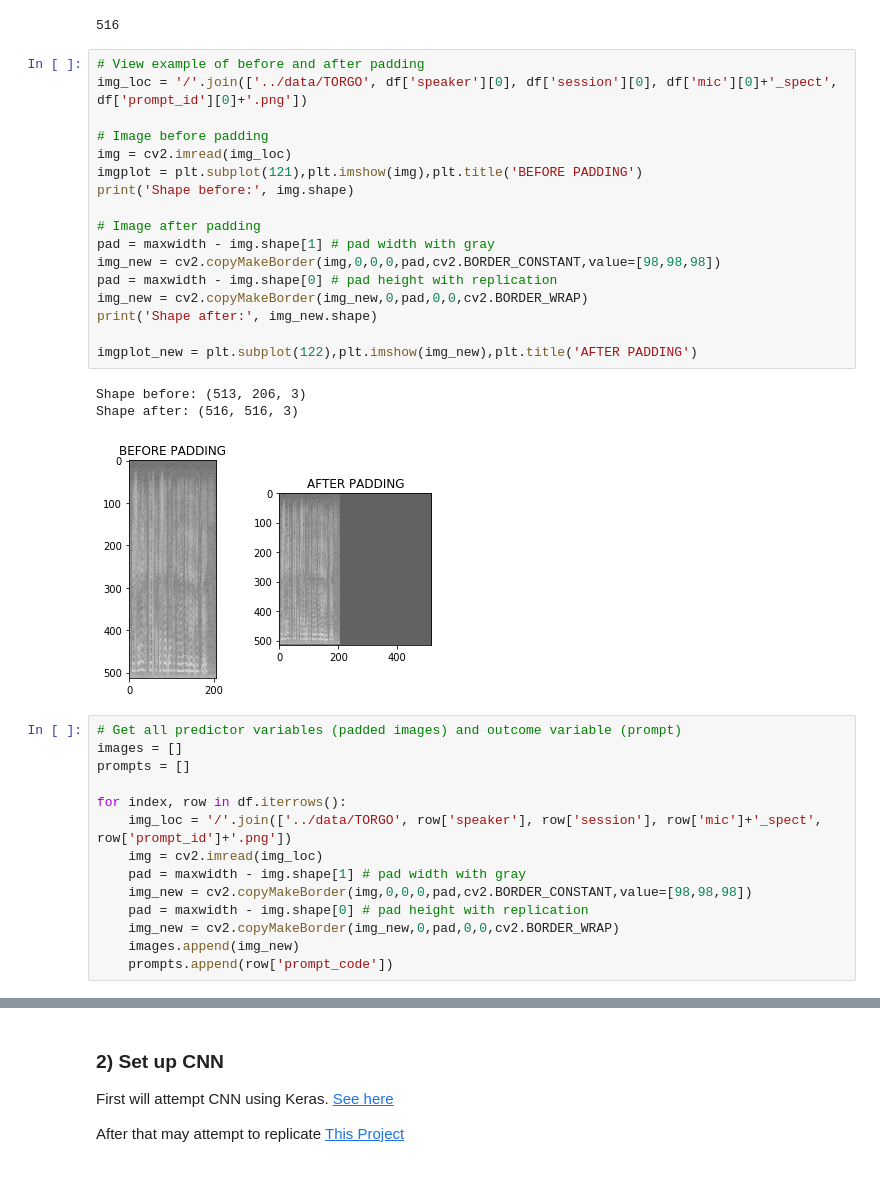
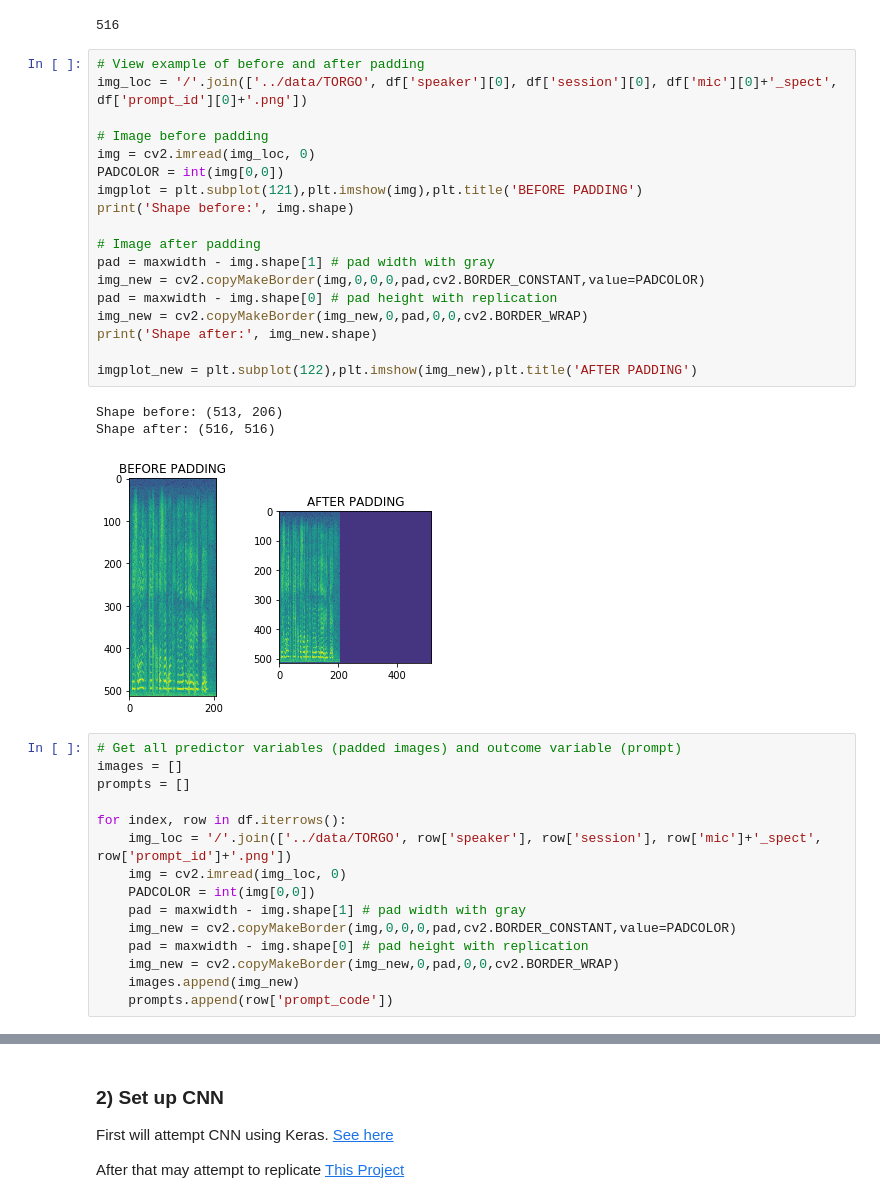
Before and after one commit to miketp333/mids_capstone, a Jupyter notebook: models/cnn.ipynb, the cells around one changed output, grey strips where cells are left out. Cells and saved outputs as stored; diff of their text form.

```diff
--- a/models/cnn.ipynb
+++ b/models/cnn.ipynb
@@ -65,24 +65,25 @@ print(maxwidth)
 # %%
 # View example of before and after padding
 img_loc = '/'.join(['../data/TORGO', df['speaker'][0], df['session'][0], df['mic'][0]+'_spect', df['prompt_id'][0]+'.png'])
 
 # Image before padding
-img = cv2.imread(img_loc)
+img = cv2.imread(img_loc, 0)
+PADCOLOR = int(img[0,0])
 imgplot = plt.subplot(121),plt.imshow(img),plt.title('BEFORE PADDING')
 print('Shape before:', img.shape)
 
 # Image after padding
 pad = maxwidth - img.shape[1] # pad width with gray
-img_new = cv2.copyMakeBorder(img,0,0,0,pad,cv2.BORDER_CONSTANT,value=[98,98,98])
+img_new = cv2.copyMakeBorder(img,0,0,0,pad,cv2.BORDER_CONSTANT,value=PADCOLOR)
 pad = maxwidth - img.shape[0] # pad height with replication
 img_new = cv2.copyMakeBorder(img_new,0,pad,0,0,cv2.BORDER_WRAP)
 print('Shape after:', img_new.shape)
 
 imgplot_new = plt.subplot(122),plt.imshow(img_new),plt.title('AFTER PADDING')
 # %% [output]
-Shape before: (513, 206, 3)
-Shape after: (516, 516, 3)
+Shape before: (513, 206)
+Shape after: (516, 516)
-[figure, old version]
+[figure, new version]
 # %%
 # Get all predictor variables (padded images) and outcome variable (prompt)
 images = []
@@ -90,9 +91,10 @@ prompts = []
 
 for index, row in df.iterrows():
     img_loc = '/'.join(['../data/TORGO', row['speaker'], row['session'], row['mic']+'_spect', row['prompt_id']+'.png'])
-    img = cv2.imread(img_loc)
+    img = cv2.imread(img_loc, 0)
+    PADCOLOR = int(img[0,0])
     pad = maxwidth - img.shape[1] # pad width with gray
-    img_new = cv2.copyMakeBorder(img,0,0,0,pad,cv2.BORDER_CONSTANT,value=[98,98,98])
+    img_new = cv2.copyMakeBorder(img,0,0,0,pad,cv2.BORDER_CONSTANT,value=PADCOLOR)
     pad = maxwidth - img.shape[0] # pad height with replication
     img_new = cv2.copyMakeBorder(img_new,0,pad,0,0,cv2.BORDER_WRAP)
     images.append(img_new)
```
Also changed, not shown: parts of 8 cells of this notebook.
